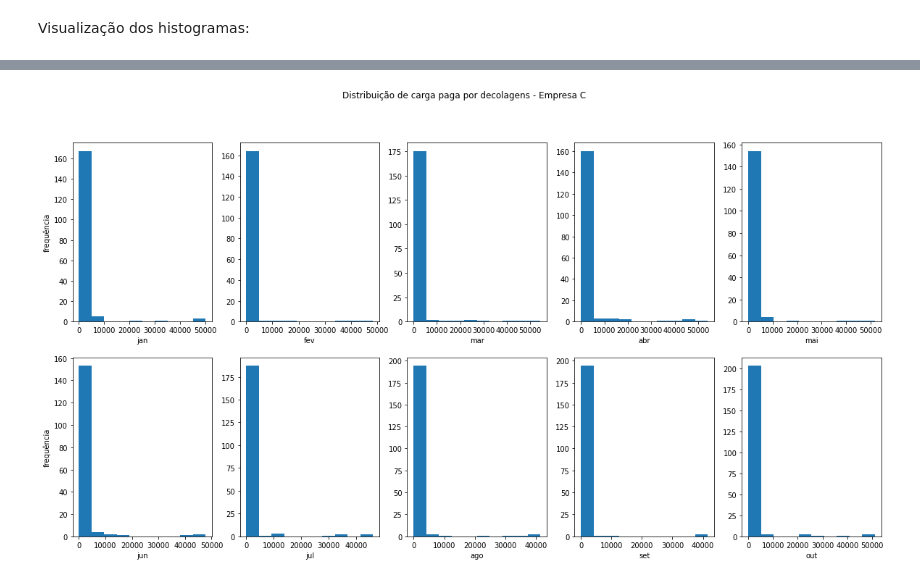
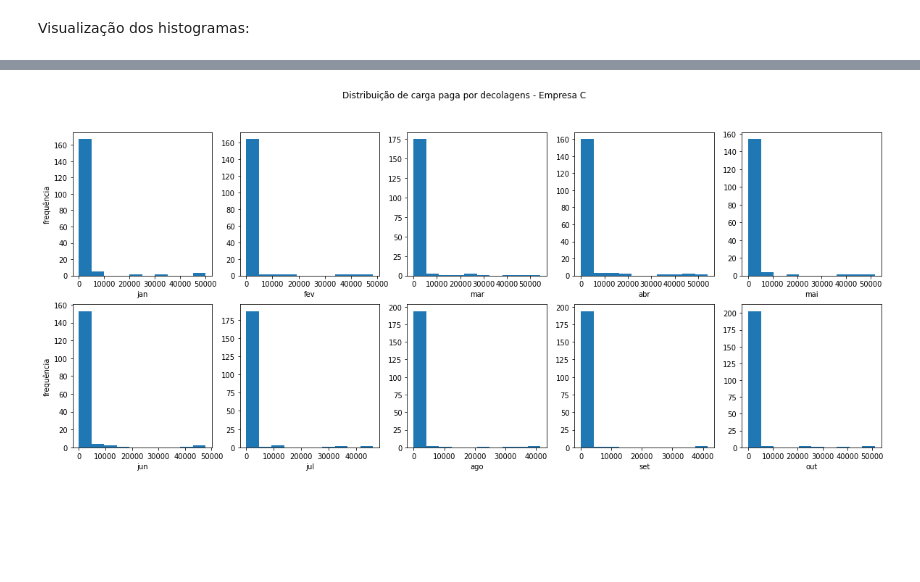
Before and after one commit to Eng-Dan/air-freight-market-share, a Jupyter notebook: Case_Market_Share_Cargas.ipynb, the cells around one changed output, grey strips where cells are left out. Saved outputs shown, nothing was run; the diff lists cells and outputs as text; code cells hidden in the pictures; blank space fills up the shorter version.

```diff
--- a/Case_Market_Share_Cargas.ipynb
+++ b/Case_Market_Share_Cargas.ipynb
@@ -489,7 +589,8 @@ for i in range(1, 11):
 Visualização dos histogramas:
 # %%
 # Empresa A
-fig, ax = plt.subplots(2, 5, figsize=(20, 10))
+fig, ax = plt.subplots(2, 5, figsize=(20, 8))
+plt.subplots_adjust(hspace=0.2)
 fig.suptitle('Distribuição de carga paga por decolagens - Empresa A')
 x_axis = ['jan', 'fev', 'mar', 'abr', 'mai', 'jun', 'jul', 'ago', 'set', 'out']
 ax = ax.ravel()
@@ -505,6 +606,7 @@ plt.show()
 # %%
 # Empresa B
-fig, ax = plt.subplots(2, 5, figsize=(20, 10))
+fig, ax = plt.subplots(2, 5, figsize=(20, 8))
+plt.subplots_adjust(hspace=0.2)
 fig.suptitle('Distribuição de carga paga por decolagens - Empresa B')
 # x_axis = ['jan', 'fev', 'mar', 'abr', 'mai', 'jun', 'jul', 'ago', 'set', 'out']
 ax = ax.ravel()
@@ -520,15 +622,16 @@ plt.show()
 # %%
 # Empresa C
-fig, ax = plt.subplots(2, 5, figsize=(20, 10))
+fig, ax = plt.subplots(2, 5, figsize=(20, 8))
+plt.subplots_adjust(hspace=0.2)
 fig.suptitle('Distribuição de carga paga por decolagens - Empresa C')
 # x_axis = ['jan', 'fev', 'mar', 'abr', 'mai', 'jun', 'jul', 'ago', 'set', 'out']
 ax = ax.ravel()
 for i, axi in enumerate(ax):
     axi.hist(carga_por_decolagem_c[i])
     axi.set_xlabel(x_axis[i])
 
 ax[0].set_ylabel('frequência')
 ax[5].set_ylabel('frequência')
 plt.show()
 # %% [output]
-[figure, old version]
+[figure, new version]
```
Also changed, not shown: parts of 37 cells of this notebook.
